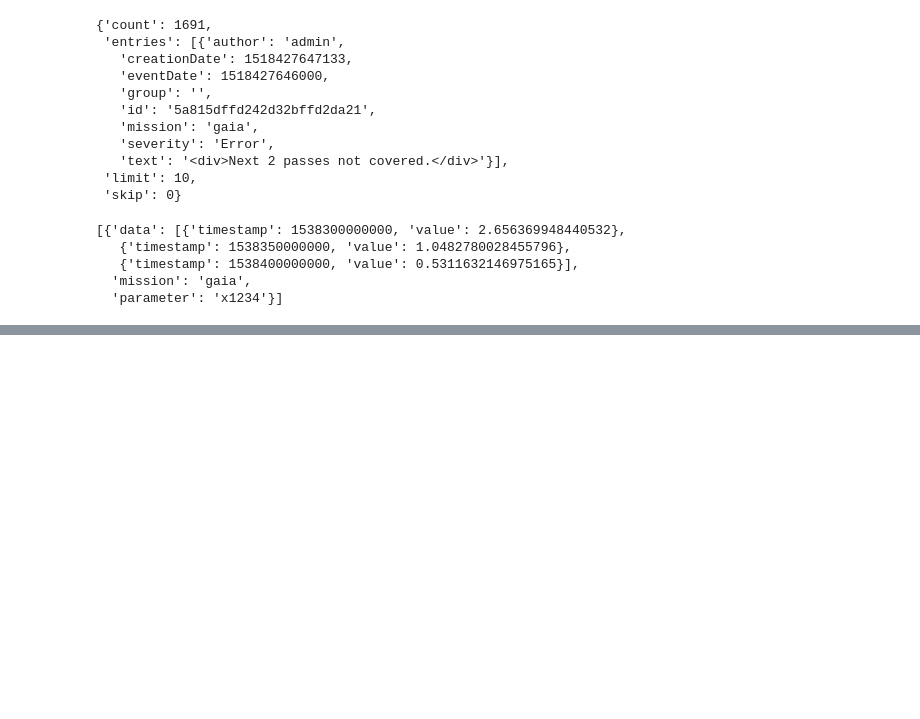
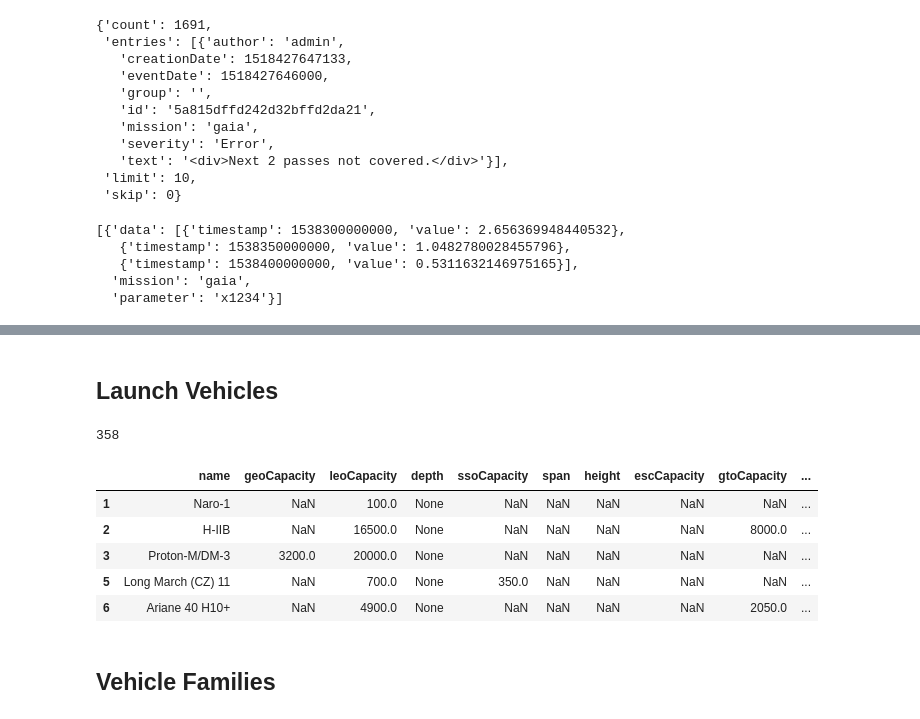
Before and after one commit to PaulDrm/DISCOSQA, a Jupyter notebook: data-requests.ipynb, the cells around one changed output, grey strips where cells are left out. Drawn from its saved outputs; the diff is of its cells as text; code cells hidden in the pictures; blank space fills up the shorter version.

```diff
--- a/data-requests.ipynb
+++ b/data-requests.ipynb
@@ -14,6 +14,27 @@ import pdb
 # %%
 from request_discos import *
 from request_uber_ares import *
+# %%
+def getRelDataID(data):
+    if type(data)==dict:
+        return int(data['id'])
+    elif type(data)==list:
+        if len(data)==0:
+            return None
+        else:
+            return [int(d['id']) for d in data]
+    else:
+        return None
+# %%
+def data2df(data_list,att_list=[]):
+    ind = [int(d['id']) for d in data_list]
+    attributes = [d['attributes'] for d in data_list]
+    data_df = pd.DataFrame(attributes,index=ind)
+
+    for att in att_list:
+        data_df[att] = [ getRelDataID(data['relationships'][att]['data']) for data in data_list]
+    data_df.sort_index(inplace=True)
+    return data_df
 # %% [markdown]
 # DiscosWeb
 # %% [markdown]
@@ -193,0 +359,20 @@ resp_json
+# %% [markdown]
+## Launch Vehicles
+# %%
+dataVehicle, _ = requestAllAndWait(pageName="/api/launch-vehicles",include="engines,family,stages")
+# %%
+len(dataVehicle)
+# %% [output]
+358
+# %%
+rel_att = ['engines', 'family', 'stages']
+vehicle_df = data2df(dataVehicle, rel_att)
+
+vehicle_df.head()
+# %% [output]
+|  | name | geoCapacity | leoCapacity | depth | ssoCapacity | span | height | escCapacity | gtoCapacity | ... |
+| 1 | Naro-1 | NaN | 100.0 | None | NaN | NaN | NaN | NaN | NaN | ... |
+| 2 | H-IIB | NaN | 16500.0 | None | NaN | NaN | NaN | NaN | 8000.0 | ... |
+| 3 | Proton-M/DM-3 | 3200.0 | 20000.0 | None | NaN | NaN | NaN | NaN | NaN | ... |
+| 5 | Long March (CZ) 11 | NaN | 700.0 | None | 350.0 | NaN | NaN | NaN | NaN | ... |
+| 6 | Ariane 40 H10+ | NaN | 4900.0 | None | NaN | NaN | NaN | NaN | 2050.0 | ... |
@@ -193,0 +381,2 @@ resp_json
+# %% [markdown]
+## Vehicle Families
```
Also changed, not shown: parts of 79 cells of this notebook, 1 other file.
